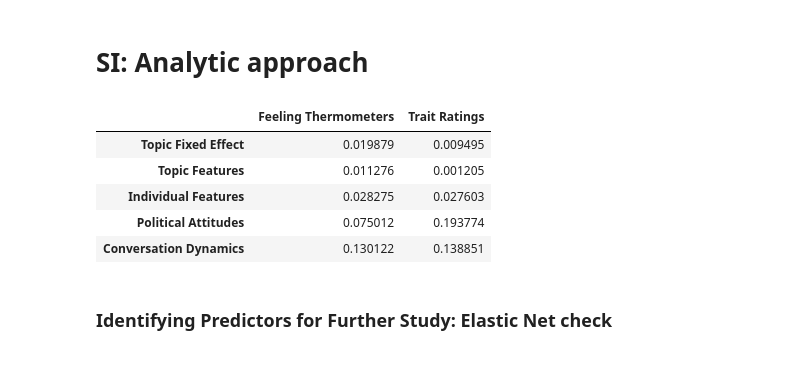
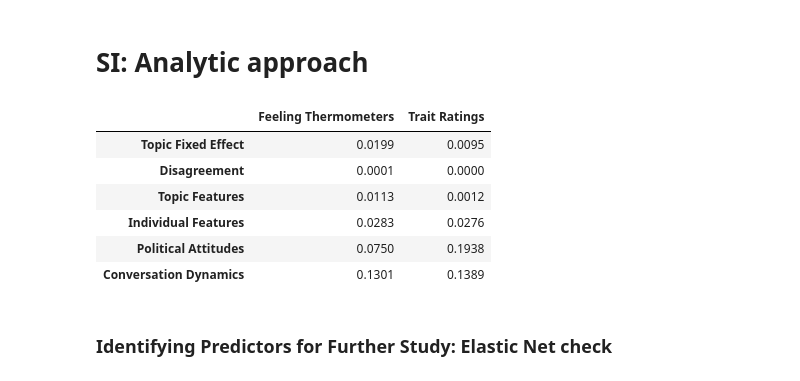
Before and after one commit to Watts-Lab/topic_choice, a Jupyter notebook: analyze_study_data.ipynb, the cells around one changed output. Saved outputs shown, nothing was run; the diff lists cells and outputs as text; code cells hidden in the pictures.

```diff
--- a/analyze_study_data.ipynb
+++ b/analyze_study_data.ipynb
@@ -605,16 +595,10 @@ Range of variation in:
 # %%
-
+# Add R-squared values for the models reported in the paper to the existing R-squared table
 # Topic Features
 topic_features_feeling_thermometer = smf.ols('outpartyTemp_change ~ topic_polarization + topic_contentiousness + topic_mean_identity_threat', data=data).fit()
 topic_features_model_trait_ratings = smf.ols('trait_ratings_change_percent ~ topic_polarization + topic_contentiousness + topic_mean_identity_threat', data=data).fit()
 
 r2_table["Topic Features"] = [topic_features_feeling_thermometer.rsquared, topic_features_model_trait_ratings.rsquared]
 
-# Topic Features + Disagreement
-topic_features_disagreement_feeling_thermometer = smf.ols('outpartyTemp_change ~ topic_polarization + topic_contentiousness + topic_mean_identity_threat + disagreement', data=data).fit()
-topic_features_disagreement_trait_ratings = smf.ols('trait_ratings_change_percent ~ topic_polarization + topic_contentiousness + topic_mean_identity_threat + disagreement', data=data).fit()
-
-r2_table["Topic Features + Disagreement"] = [topic_features_disagreement_feeling_thermometer.rsquared, topic_features_disagreement_trait_ratings.rsquared]
-
 r2_table.round(3).style.set_properties(**{'text-align': 'center'})
 # %% [output]
@@ -1674,4 +1421,5 @@ Predictor & \textbf{Feeling Thermometer} & \textbf{Trait Ratings} \\
 # %%
+# Update R-squared table with with individual features
 import statsmodels.formula.api as smf
 
 # Flatten the nested predictors into a single list.
@@ -1687,13 +1435,5 @@ r2_table.loc[ "Feeling Thermometers", "Individual Features"] = individual_featur
 individual_features_trait_ratings = smf.ols(formula = 'trait_ratings_change ~ ' + ' + '.join(all_predictors) , data=data).fit()
 r2_table.loc[ "Trait Ratings", "Individual Features"] = individual_features_trait_ratings.rsquared
 
-
-individual_features_topics_disagreement_feeling_thermometer = smf.ols(formula = 'outpartyTemp_change ~ ' + ' + '.join(all_predictors) + ' + C(discussionTopic)  + disagreement' , data=data).fit()
-r2_table.loc[ "Feeling Thermometers", "Individual Features + Topic Fixed Effect + Disagreement"] = individual_features_topics_disagreement_feeling_thermometer.rsquared
-
-individual_features_topics_disagreement_trait_ratings = smf.ols(formula = 'trait_ratings_change ~ ' + ' + '.join(all_predictors) + ' + C(discussionTopic)  + disagreement', data=data).fit()
-r2_table.loc[ "Trait Ratings", "Individual Features + Topic Fixed Effect + Disagreement"] = individual_features_topics_disagreement_trait_ratings.rsquared
-
-
 r2_table
 # %% [output]
@@ -1850,7 +1592,6 @@ for p, vals in res.items():
   pretest_normOverallAffect_scaled: coef=-0.333, p=0.000, CI=[-0.388, -0.278]
 # %%
 # Update R² table with political attitudes
-import statsmodels.formula.api as smf
 
 # Flatten the nested predictors into a single list.
 all_predictors = []
@@ -1866,12 +1607,5 @@ individual_features_trait_ratings = smf.ols(formula = 'trait_ratings_change ~ '
 r2_table.loc[ "Trait Ratings", "Political Attitudes"] = individual_features_trait_ratings.rsquared
 
 
-individual_features_topics_disagreement_feeling_thermometer = smf.ols(formula = 'outpartyTemp_change ~ ' + ' + '.join(all_predictors) + ' + C(discussionTopic)  + disagreement' , data=data).fit()
-r2_table.loc[ "Feeling Thermometers", "Political Attitudes + Topic Fixed Effect + Disagreement"] = individual_features_topics_disagreement_feeling_thermometer.rsquared
-
-individual_features_topics_disagreement_trait_ratings = smf.ols(formula = 'trait_ratings_change ~ ' + ' + '.join(all_predictors) + ' + C(discussionTopic)  + disagreement', data=data).fit()
-r2_table.loc[ "Trait Ratings", "Political Attitudes + Topic Fixed Effect + Disagreement"] = individual_features_topics_disagreement_trait_ratings.rsquared
-
-
 r2_table
 # %% [output]
@@ -2001,22 +1737,5 @@ r2_table.loc[ "Feeling Thermometers", "Conversation Dynamics"] = behaviors_feeli
 behaviors_trait_ratings = smf.ols(formula = 'trait_ratings_change ~ ' + ' + '.join(all_predictors) , data=data).fit()
 r2_table.loc[ "Trait Ratings", "Conversation Dynamics"] = behaviors_trait_ratings.rsquared
 
-
-all_predictors = []
-for group, predictors in other_predictors_1.items():
-    for predictor in predictors.keys():
-        all_predictors.append(predictor)
-
-for group, predictors in other_predictors_2.items():
-    for predictor in predictors.keys():
-        all_predictors.append(predictor)
-
-
-behaviors_individual_features_topics_disagreement_feeling_thermometer = smf.ols(formula = 'outpartyTemp_change ~ ' + ' + '.join(all_predictors) + ' + C(discussionTopic)  + disagreement' , data=data).fit()
-r2_table.loc[ "Feeling Thermometers", "Experiences + Individual Features + Topic Fixed Effect + Disagreement"] = behaviors_individual_features_topics_disagreement_feeling_thermometer.rsquared
-
-behaviors_individual_features_topics_disagreement_trait_ratings = smf.ols(formula = 'trait_ratings_change ~ ' + ' + '.join(all_predictors) + ' + C(discussionTopic)  + disagreement', data=data).fit()
-r2_table.loc[ "Trait Ratings", "Experiences + Individual Features + Topic Fixed Effect + Disagreement"] = behaviors_individual_features_topics_disagreement_trait_ratings.rsquared
-
 r2_table
 # %% [output]
@@ -2651,14 +2363,15 @@ Stratified assignment:   correlation r=0.017, p=0.6375
 # SI: Analytic approach
 # %%
 # Table S1: R-squared Values by category of predictors
-r2_table[["Topic Fixed Effect", "Topic Features", "Individual Features", "Political Attitudes", "Conversation Dynamics"]].T
+r2_table.T.round(4)
 # %% [output]
 |  | Feeling Thermometers | Trait Ratings |
-| Topic Fixed Effect | 0.019879 | 0.009495 |
-| Topic Features | 0.011276 | 0.001205 |
-| Individual Features | 0.028275 | 0.027603 |
-| Political Attitudes | 0.075012 | 0.193774 |
-| Conversation Dynamics | 0.130122 | 0.138851 |
+| Topic Fixed Effect | 0.0199 | 0.0095 |
+| Disagreement | 0.0001 | 0.0000 |
+| Topic Features | 0.0113 | 0.0012 |
+| Individual Features | 0.0283 | 0.0276 |
+| Political Attitudes | 0.0750 | 0.1938 |
+| Conversation Dynamics | 0.1301 | 0.1389 |
 # %% [markdown]
 ### Identifying Predictors for Further Study: Elastic Net check
 # %%
```
Also changed, not shown: parts of 37 cells of this notebook, 9 other files.
